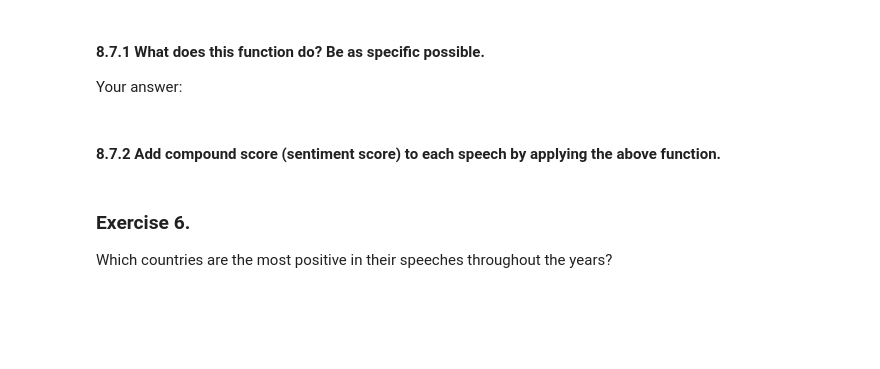
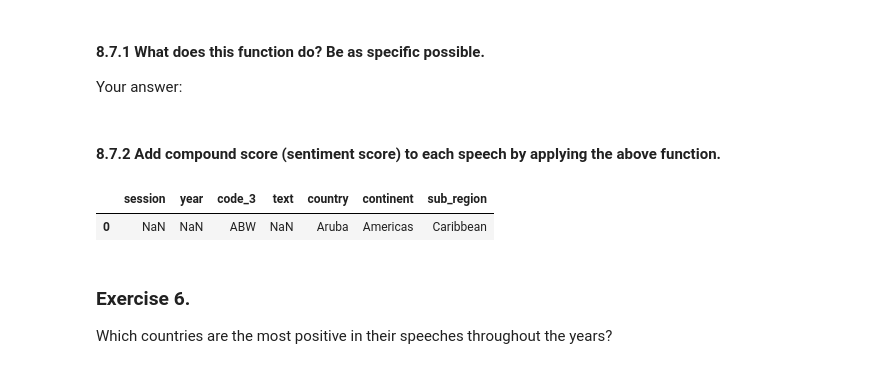
Before and after one commit to adong-hood/cs200, a Jupyter notebook: assignment9_ch83_87.ipynb, the cells around one changed output. Cells and saved outputs as stored; diff of their text form; code cells hidden in the pictures; blank space fills up the shorter version.

```diff
--- a/assignment9_ch83_87.ipynb
+++ b/assignment9_ch83_87.ipynb
@@ -138,6 +146,12 @@ We can fill these in "by hand."
 undfe.loc[undfe.code_3 == 'EU', 'country'] = 'European Union'
 undfe[undfe.code_3 == 'EU']
 #- fill in code.
+# Add country names for unmatched country codes
+missing_code = list(undfe[undfe.country.isna()].code_3.unique())
+missing_country = ['South Yemen', 'Czechoslovakia', 'Yugoslavia', 'East Germany']
+
+for i in range(len(missing_country)):
+    undfe.loc[undfe.code_3 == missing_code[i], 'country'] = missing_country[i]
 # %%
 #- No na anymore.
 undfe[undfe['code_3'].isna()]
@@ -282,5 +299,10 @@ def score_text(text):
 # %% [markdown]
 #### 8.7.2 Add compound score (sentiment score) to each speech by applying the above function.
+# %%
+undfe.head(1)
+# %% [output]
+|  | session | year | code_3 | text | country | continent | sub_region |
+| 0 | NaN | NaN | ABW | NaN | Aruba | Americas | Caribbean |
 # %%
 #- your answer
 # %% [markdown]
```
Also changed, not shown: parts of 8 cells of this notebook.
